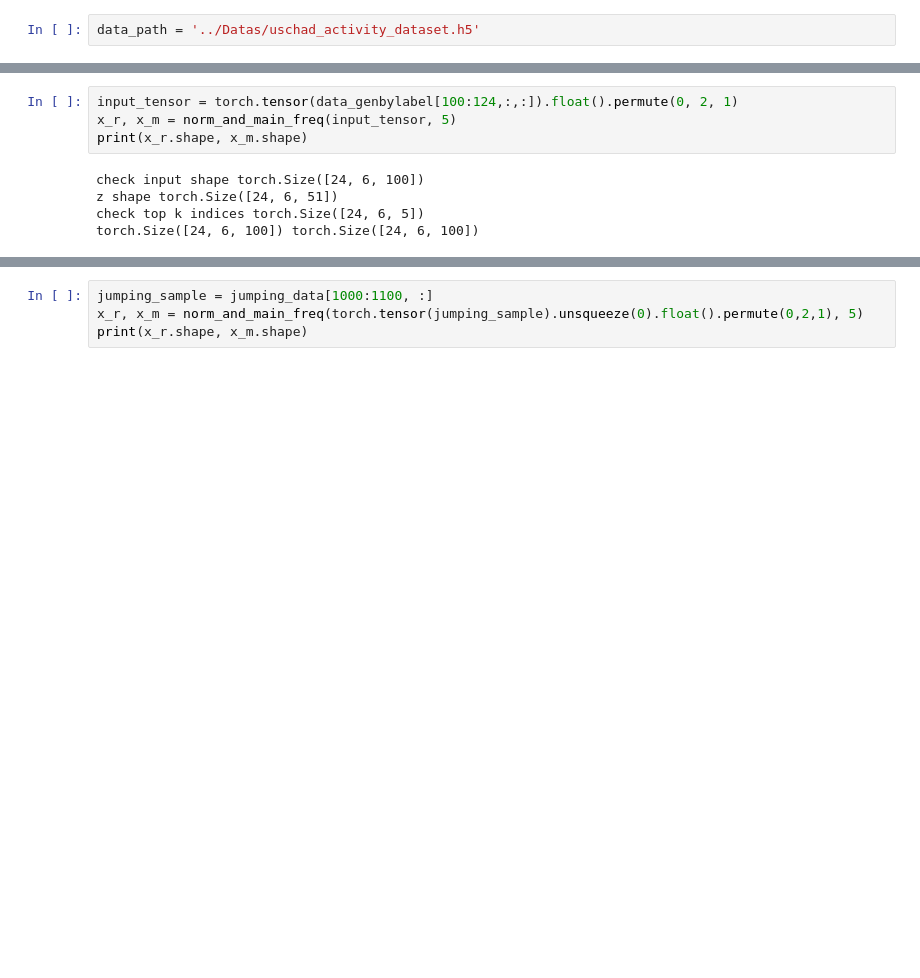
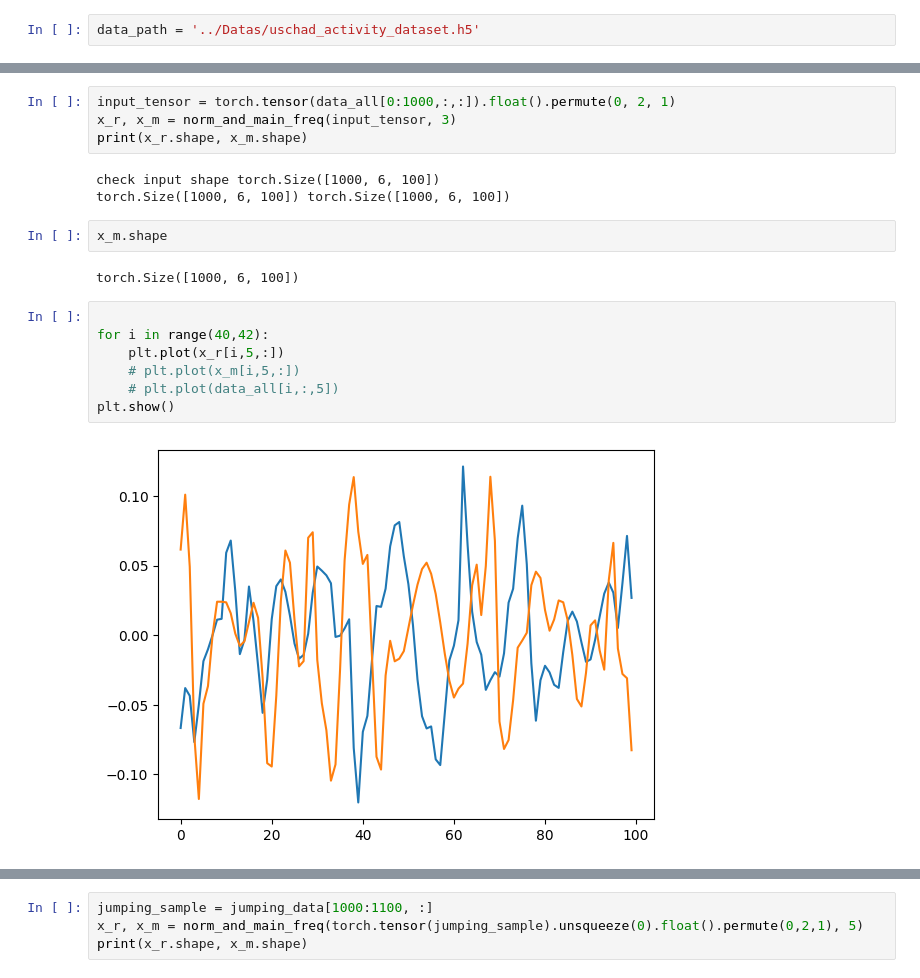
Before and after one commit to walterxx1/sensordiff, a Jupyter notebook: notebooks/analysis_different_freq_domains.ipynb, the cells around one changed output, grey strips where cells are left out. Cells and saved outputs as stored; diff of their text form; blank space fills up the shorter version.

```diff
--- a/notebooks/analysis_different_freq_domains.ipynb
+++ b/notebooks/analysis_different_freq_domains.ipynb
@@ -56,11 +69,22 @@ def norm_and_main_freq(x, k):
     # Return both components
     return x_r, x_m
 # %%
-input_tensor = torch.tensor(data_genbylabel[100:124,:,:]).float().permute(0, 2, 1)
-x_r, x_m = norm_and_main_freq(input_tensor, 5)
+input_tensor = torch.tensor(data_all[0:1000,:,:]).float().permute(0, 2, 1)
+x_r, x_m = norm_and_main_freq(input_tensor, 3)
 print(x_r.shape, x_m.shape)
 # %% [output]
-check input shape torch.Size([24, 6, 100])
-z shape torch.Size([24, 6, 51])
-check top k indices torch.Size([24, 6, 5])
-torch.Size([24, 6, 100]) torch.Size([24, 6, 100])
+check input shape torch.Size([1000, 6, 100])
+torch.Size([1000, 6, 100]) torch.Size([1000, 6, 100])
+# %%
+x_m.shape
+# %% [output]
+torch.Size([1000, 6, 100])
+# %%
+
+for i in range(40,42):
+    plt.plot(x_r[i,5,:])
+    # plt.plot(x_m[i,5,:])
+    # plt.plot(data_all[i,:,5])
+plt.show()
+# %% [output]
+[figure, added]
```
Also changed, not shown: parts of 20 cells of this notebook, 20 other files.
